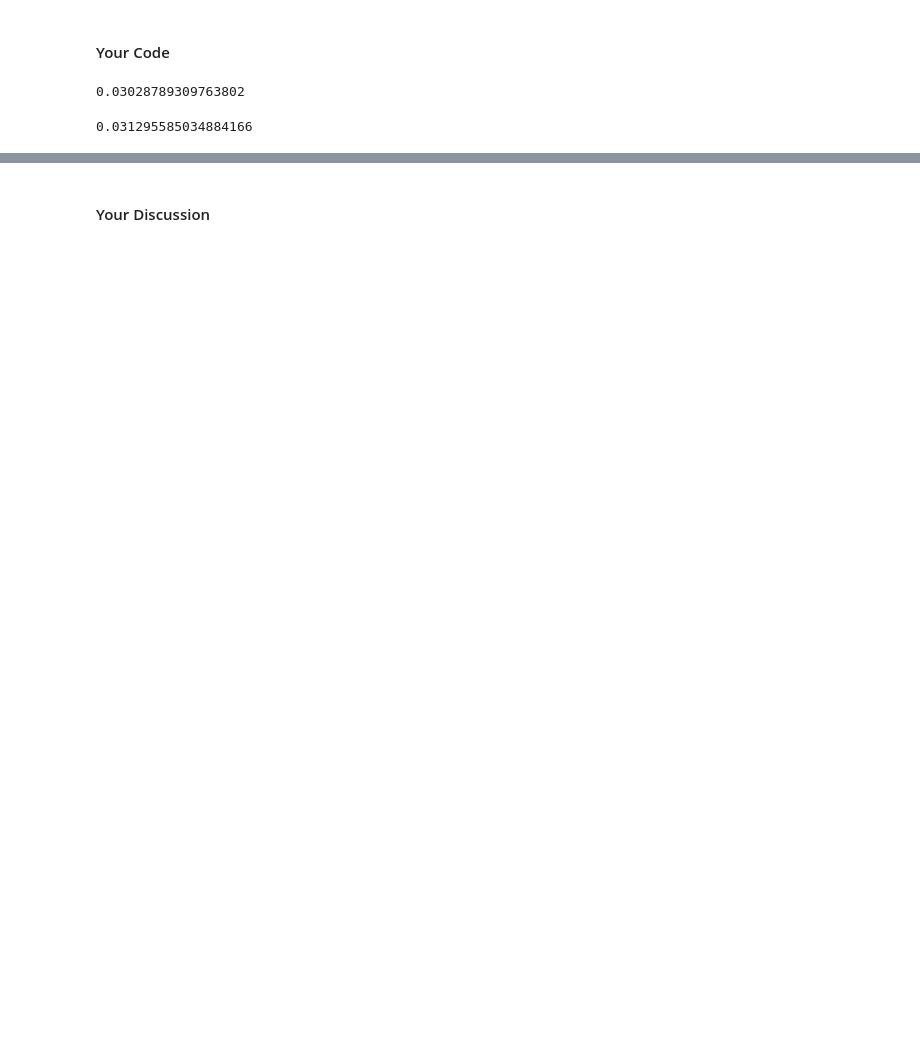
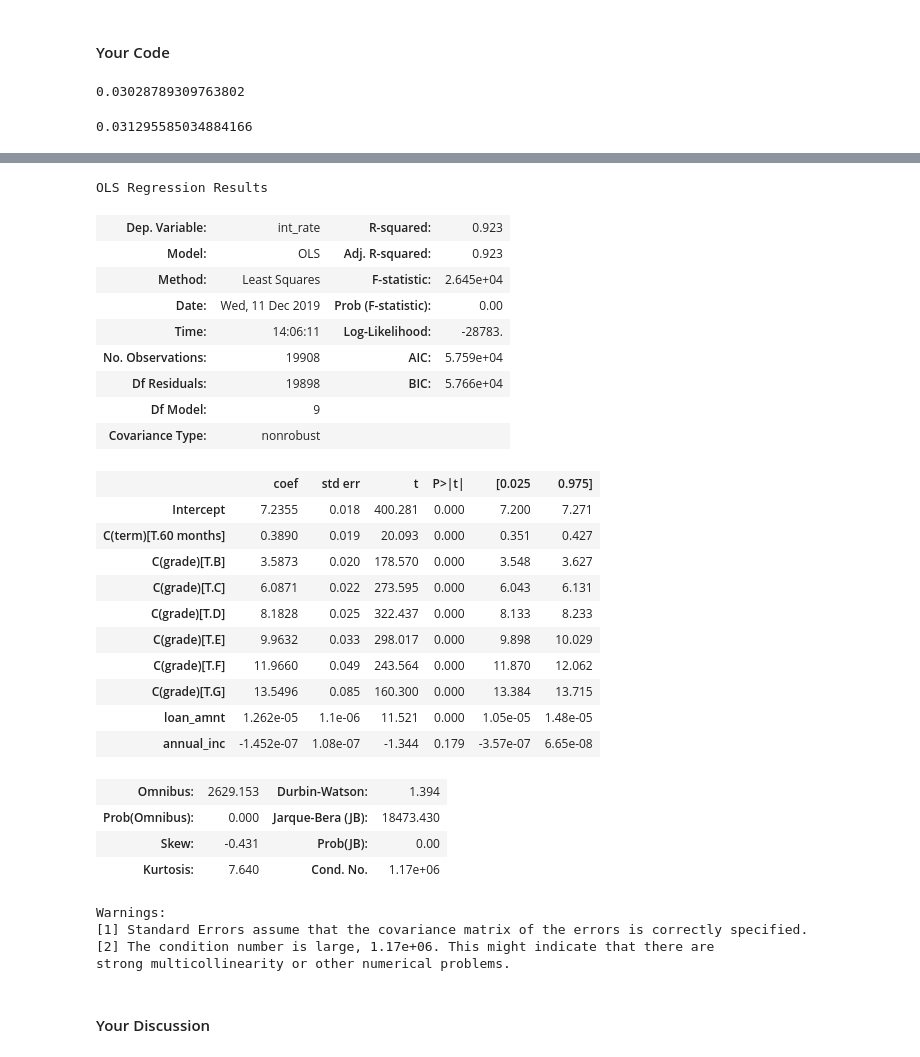
Before and after one commit to zllu2/iMSA570_Linden, a Jupyter notebook: project/lendingclub/accy576_project_solution.ipynb, the cells around one changed output, grey strips where cells are left out. Cells and saved outputs as stored; diff of their text form; code cells hidden in the pictures; blank space fills up the shorter version.

Commit message:
add a regression question to project.

```diff
--- a/project/lendingclub/accy576_project_solution.ipynb
+++ b/project/lendingclub/accy576_project_solution.ipynb
@@ -598,2 +655,38 @@ annual_return_60
+# %%
+import statsmodels.formula.api as smf
+formula = 'int_rate ~ loan_amnt + annual_inc + C(term) + C(grade)'
+model = smf.ols(formula, data=loan_df)
+result = model.fit()
+result.summary()
+# %% [output]
+OLS Regression Results
+| Dep. Variable: | int_rate | R-squared: | 0.923 |
+| Model: | OLS | Adj. R-squared: | 0.923 |
+| Method: | Least Squares | F-statistic: | 2.645e+04 |
+| Date: | Wed, 11 Dec 2019 | Prob (F-statistic): | 0.00 |
+| Time: | 14:06:11 | Log-Likelihood: | -28783. |
+| No. Observations: | 19908 | AIC: | 5.759e+04 |
+| Df Residuals: | 19898 | BIC: | 5.766e+04 |
+| Df Model: | 9 |  |  |
+| Covariance Type: | nonrobust |  |  |
+|  | coef | std err | t | P>|t| | [0.025 | 0.975] |
+| Intercept | 7.2355 | 0.018 | 400.281 | 0.000 | 7.200 | 7.271 |
+| C(term)[T.60 months] | 0.3890 | 0.019 | 20.093 | 0.000 | 0.351 | 0.427 |
+| C(grade)[T.B] | 3.5873 | 0.020 | 178.570 | 0.000 | 3.548 | 3.627 |
+| C(grade)[T.C] | 6.0871 | 0.022 | 273.595 | 0.000 | 6.043 | 6.131 |
+| C(grade)[T.D] | 8.1828 | 0.025 | 322.437 | 0.000 | 8.133 | 8.233 |
+| C(grade)[T.E] | 9.9632 | 0.033 | 298.017 | 0.000 | 9.898 | 10.029 |
+| C(grade)[T.F] | 11.9660 | 0.049 | 243.564 | 0.000 | 11.870 | 12.062 |
+| C(grade)[T.G] | 13.5496 | 0.085 | 160.300 | 0.000 | 13.384 | 13.715 |
+| loan_amnt | 1.262e-05 | 1.1e-06 | 11.521 | 0.000 | 1.05e-05 | 1.48e-05 |
+| annual_inc | -1.452e-07 | 1.08e-07 | -1.344 | 0.179 | -3.57e-07 | 6.65e-08 |
+| Omnibus: | 2629.153 | Durbin-Watson: | 1.394 |
+| Prob(Omnibus): | 0.000 | Jarque-Bera (JB): | 18473.430 |
+| Skew: | -0.431 | Prob(JB): | 0.00 |
+| Kurtosis: | 7.640 | Cond. No. | 1.17e+06 |
+Warnings:
+[1] Standard Errors assume that the covariance matrix of the errors is correctly specified.
+[2] The condition number is large, 1.17e+06. This might indicate that there are
+strong multicollinearity or other numerical problems.
 # %% [markdown]
 #### Your Discussion
```
Also changed, not shown: parts of 28 cells of this notebook.
